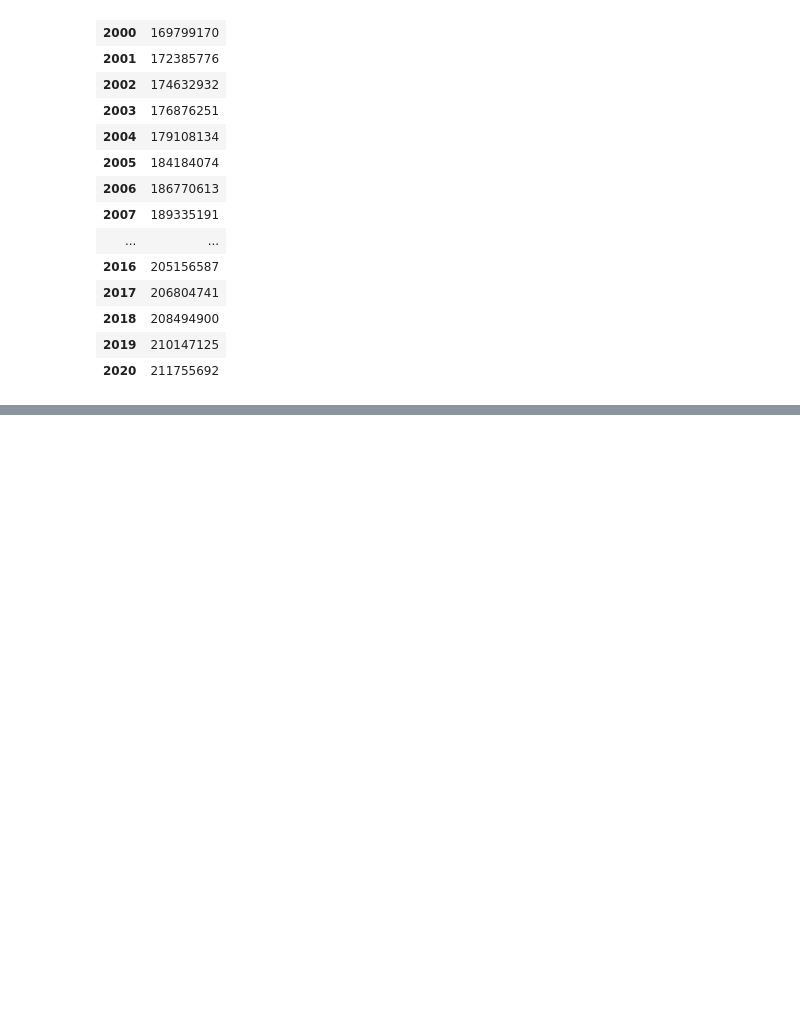
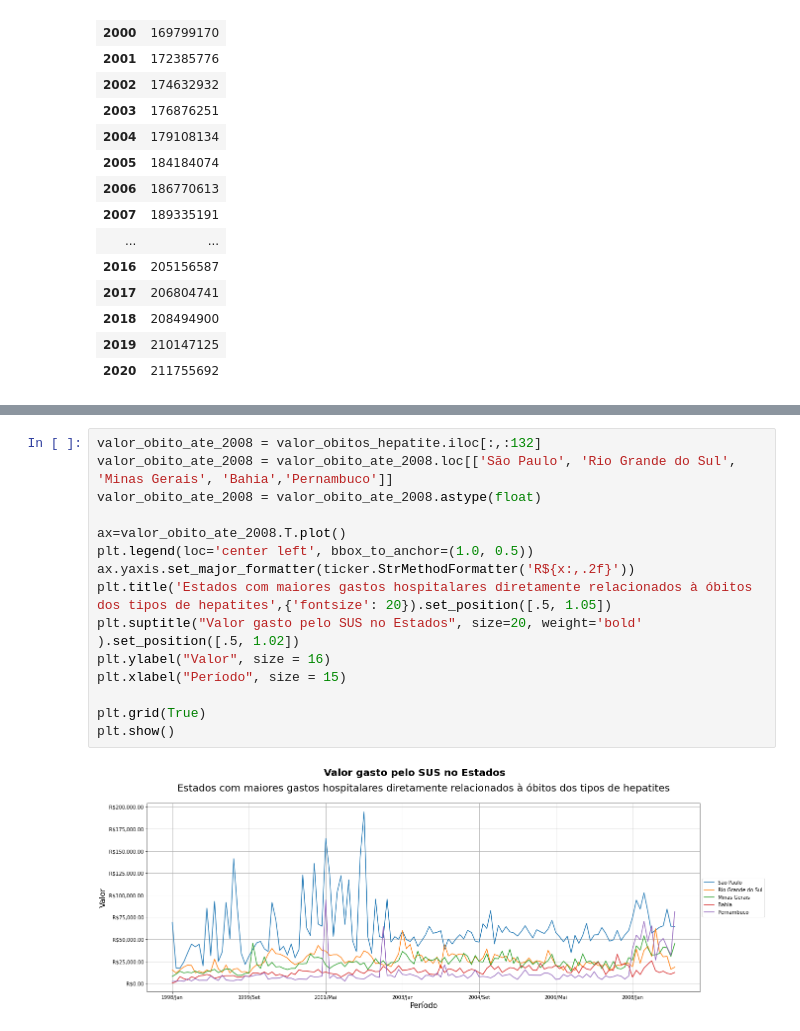
Before and after one commit to LucasAlbFar/analise_dados_hepatite_brasil, a Jupyter notebook: notebooks/main.ipynb, the cells around one changed output, grey strips where cells are left out. Saved outputs shown, nothing was run; the diff lists cells and outputs as text; blank space fills up the shorter version.

```diff
--- a/notebooks/main.ipynb
+++ b/notebooks/main.ipynb
@@ -430,0 +451,17 @@ total_populaco_por_ano
+# %%
+valor_obito_ate_2008 = valor_obitos_hepatite.iloc[:,:132]
+valor_obito_ate_2008 = valor_obito_ate_2008.loc[['São Paulo', 'Rio Grande do Sul', 'Minas Gerais', 'Bahia','Pernambuco']]
+valor_obito_ate_2008 = valor_obito_ate_2008.astype(float)
+
+ax=valor_obito_ate_2008.T.plot()
+plt.legend(loc='center left', bbox_to_anchor=(1.0, 0.5))
+ax.yaxis.set_major_formatter(ticker.StrMethodFormatter('R${x:,.2f}'))
+plt.title('Estados com maiores gastos hospitalares diretamente relacionados à óbitos dos tipos de hepatites',{'fontsize': 20}).set_position([.5, 1.05])
+plt.suptitle("Valor gasto pelo SUS no Estados", size=20, weight='bold' ).set_position([.5, 1.02])
+plt.ylabel("Valor", size = 16)
+plt.xlabel("Período", size = 15)
+
+plt.grid(True)
+plt.show()
+# %% [output]
+[figure, added]
```
Also changed, not shown: parts of 12 cells of this notebook.
